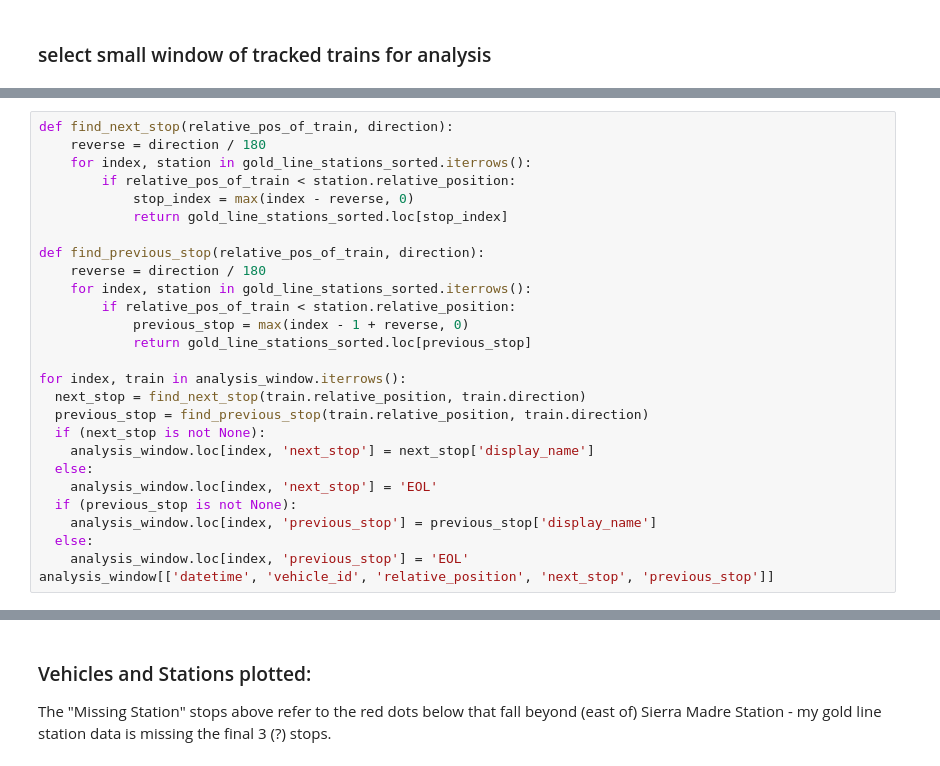
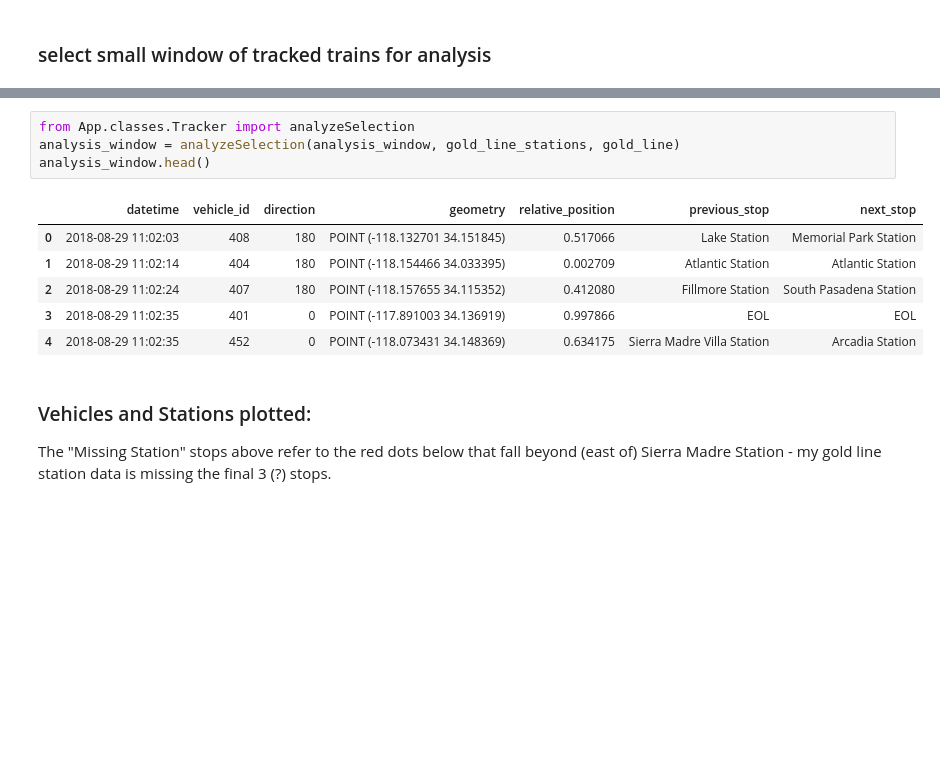
Before and after one commit to metro-ontime/analysis--deprecated, a Jupyter notebook: position_tracker.ipynb, the cells around one changed output, grey strips where cells are left out. Drawn from its saved outputs; the diff is of its cells as text; blank space fills up the shorter version.

```diff
--- a/position_tracker.ipynb
+++ b/position_tracker.ipynb
@@ -85,27 +64,0 @@ Note: combine next & previous stop functions into one to improve speed
-# %%
-def find_next_stop(relative_pos_of_train, direction):
-    reverse = direction / 180
-    for index, station in gold_line_stations_sorted.iterrows():
-        if relative_pos_of_train < station.relative_position:
-            stop_index = max(index - reverse, 0)
-            return gold_line_stations_sorted.loc[stop_index]
-
-def find_previous_stop(relative_pos_of_train, direction):
-    reverse = direction / 180
-    for index, station in gold_line_stations_sorted.iterrows():
-        if relative_pos_of_train < station.relative_position:
-            previous_stop = max(index - 1 + reverse, 0)
-            return gold_line_stations_sorted.loc[previous_stop]
-
-for index, train in analysis_window.iterrows():
-  next_stop = find_next_stop(train.relative_position, train.direction)
-  previous_stop = find_previous_stop(train.relative_position, train.direction)
-  if (next_stop is not None):
-    analysis_window.loc[index, 'next_stop'] = next_stop['display_name']
-  else:
-    analysis_window.loc[index, 'next_stop'] = 'EOL'
-  if (previous_stop is not None):
-    analysis_window.loc[index, 'previous_stop'] = previous_stop['display_name']
-  else:
-    analysis_window.loc[index, 'previous_stop'] = 'EOL'
-analysis_window[['datetime', 'vehicle_id', 'relative_position', 'next_stop', 'previous_stop']]
@@ -131,3 +65,14 @@ analysis_window[['datetime', 'vehicle_id', 'relative_position', 'next_stop', 'pr
+# %%
+from App.classes.Tracker import analyzeSelection
+analysis_window = analyzeSelection(analysis_window, gold_line_stations, gold_line)
+analysis_window.head()
+# %% [output]
+|  | datetime | vehicle_id | direction | geometry | relative_position | previous_stop | next_stop |
+| 0 | 2018-08-29 11:02:03 | 408 | 180 | POINT (-118.132701 34.151845) | 0.517066 | Lake Station | Memorial Park Station |
+| 1 | 2018-08-29 11:02:14 | 404 | 180 | POINT (-118.154466 34.033395) | 0.002709 | Atlantic Station | Atlantic Station |
+| 2 | 2018-08-29 11:02:24 | 407 | 180 | POINT (-118.157655 34.115352) | 0.412080 | Fillmore Station | South Pasadena Station |
+| 3 | 2018-08-29 11:02:35 | 401 | 0 | POINT (-117.891003 34.136919) | 0.997866 | EOL | EOL |
+| 4 | 2018-08-29 11:02:35 | 452 | 0 | POINT (-118.073431 34.148369) | 0.634175 | Sierra Madre Villa Station | Arcadia Station |
 # %% [markdown]
 ### Vehicles and Stations plotted:
 
```
Also changed, not shown: parts of 9 cells of this notebook, 2 other files.
